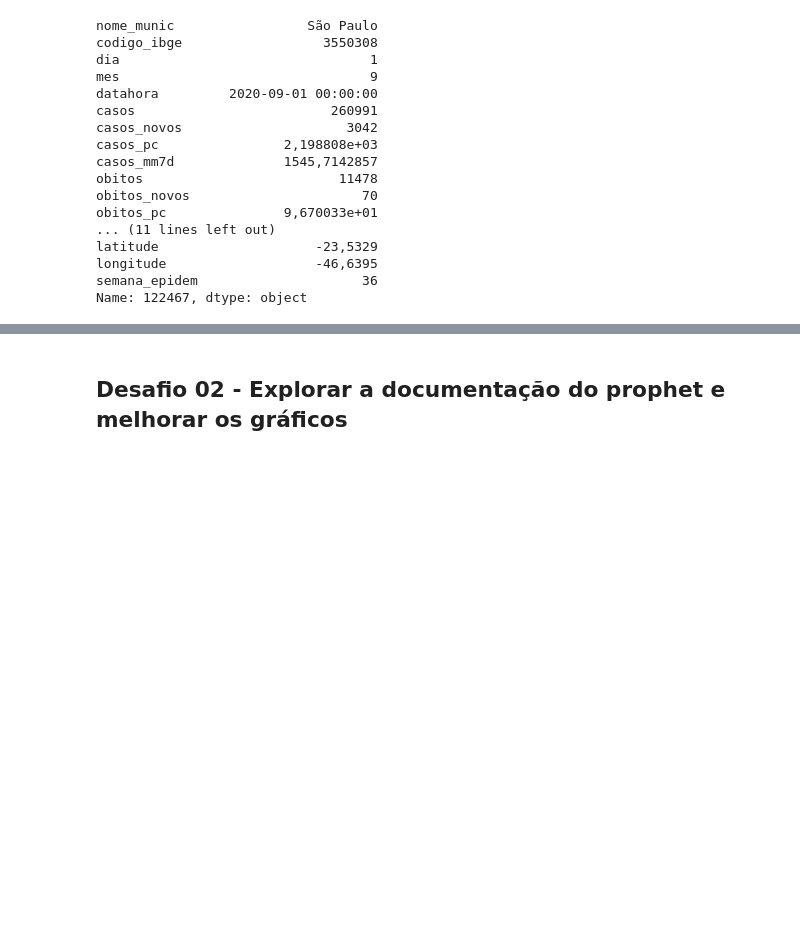
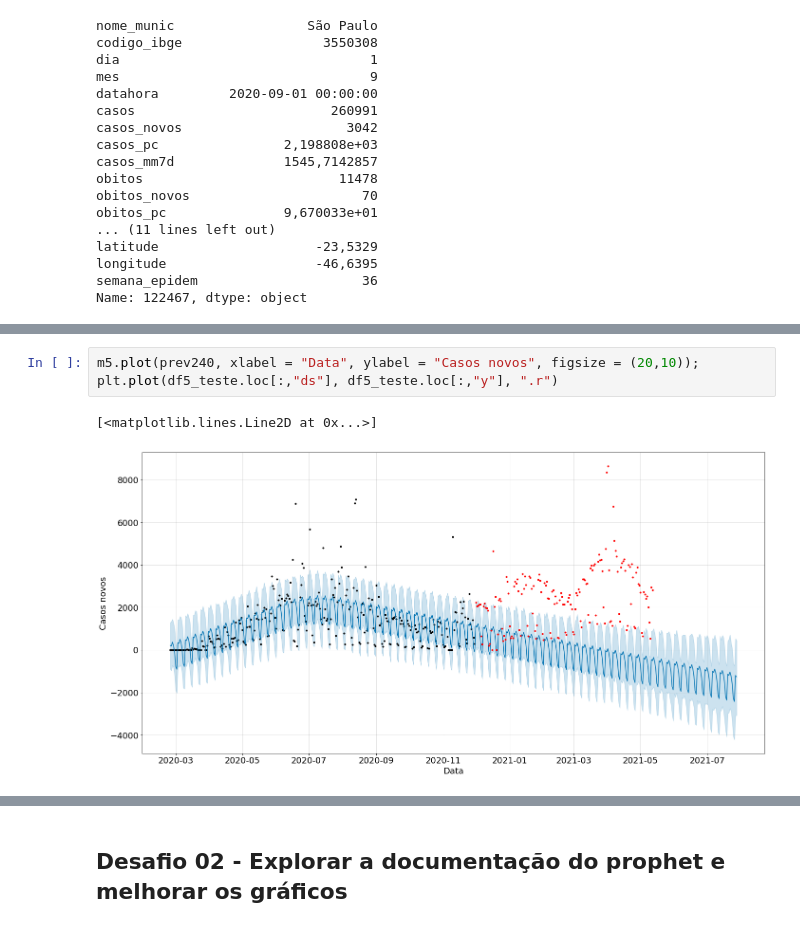
Before and after one commit to RPGraciotti/BootCampAlura, a Jupyter notebook: Modulo_3/Aula_2_primeiras_previsoes.ipynb, the cells around one changed output, grey strips where cells are left out. Saved outputs shown, nothing was run; the diff lists cells and outputs as text; blank space fills up the shorter version.

```diff
--- a/Modulo_3/Aula_2_primeiras_previsoes.ipynb
+++ b/Modulo_3/Aula_2_primeiras_previsoes.ipynb
@@ -274,0 +360,6 @@ df4.tail()
+# %%
+m5.plot(prev240, xlabel = "Data", ylabel = "Casos novos", figsize = (20,10));
+plt.plot(df5_teste.loc[:,"ds"], df5_teste.loc[:,"y"], ".r")
+# %% [output]
+[<matplotlib.lines.Line2D at 0x...>]
+[figure, added]
```
Also changed, not shown: parts of 21 cells of this notebook.
